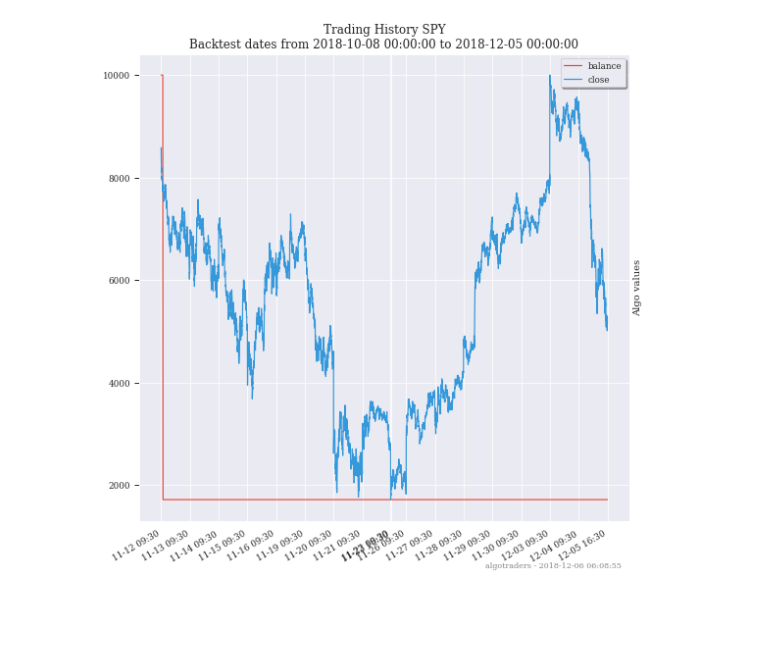
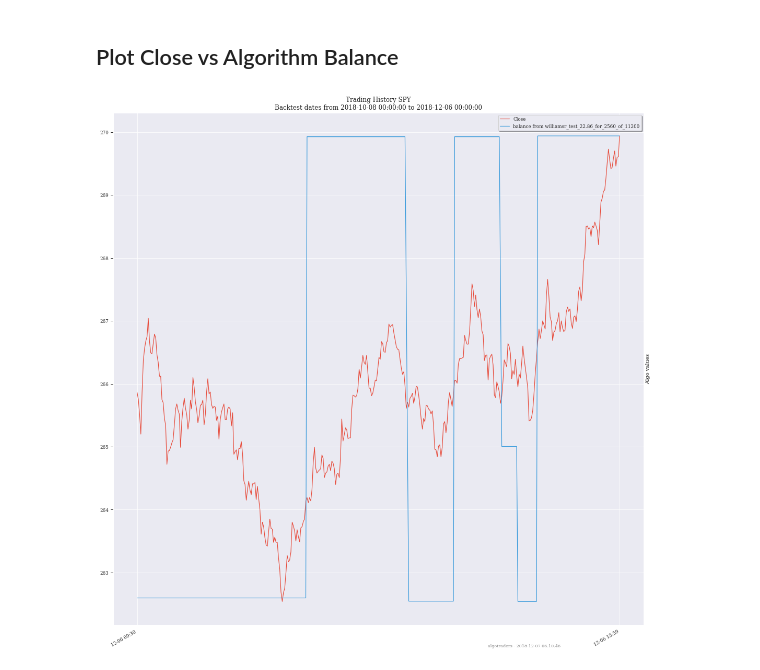
Before and after one commit to AlgoTraders/stock-analysis-engine, a Jupyter notebook: compose/docker/notebooks/Analyze Compressed Algorithm Trading Histories Stored in S3.ipynb, the cells around one changed output. Drawn from its saved outputs; the diff is of its cells as text; code cells hidden in the pictures; blank space fills up the shorter version.

```diff
--- a/compose/docker/notebooks/Analyze Compressed Algorithm Trading Histories Stored in S3.ipynb
+++ b/compose/docker/notebooks/Analyze Compressed Algorithm Trading Histories Stored in S3.ipynb
@@ -21,2 +19,0 @@ s3_key = "-181.55_netgain_9818.45_netvalue_NEGATIVE_10000.0_startbalance_1710.95
-# %%
-load_res = load_history_utils.load_history_dataset(s3_bucket=s3_bucket, s3_key=s3_key)
@@ -60,0 +20,3 @@ config: {
+# %%
+s3_bucket = "bt-spy-williamsr-2018-12-07-00-23-06-296627"
+s3_key = "-999.1_netgain_9000.9_netvalue_NEGATIVE_10000.0_startbalance_9000.9_endbalance_0_shares_269.94_close_151_buys_53_sells_1_minbuyinds_1_minsellinds_49.74_seconds_trade_history-SPY_williamsr_test_22.86_for_2560_of_11200.json"
@@ -60,0 +25,15 @@ config: {
+# %%
+load_res = load_history_utils.load_history_dataset(s3_bucket=s3_bucket, s3_key=s3_key, compress=True)
+algo_name = load_res.get('algo_name', None)
+algo_config = load_res.get('algo_config_dict', None)
+tickers = load_res.get('tickers', ['SPY'])
+ticker = tickers[0]
+history_df = load_res[ticker]
+
+print('algo: {}\nlast trading date: {}\n\nstarting balance: {}\nend balance: {}\nnet gain: {}\nnumber of shares: {}'.format(
+    algo_name,
+    history_df['date'].iloc[-1],
+    history_df['balance'].iloc[0],
+    history_df['balance'].iloc[-1],
+    history_df['net_gain'].iloc[-1],
+    history_df['num_owned'].iloc[-1]))
@@ -117,20 +142,34 @@ plotting history df with columns: ['algo_price_change' 'algo_start_price' 'algo_
+# %% [markdown]
+## Plot Close vs Algorithm Balance
 # %%
-red = 'balance'
-blue = 'close'
+red = 'close'
+red_label = 'Close'
+blue = 'balance'
+blue_label = 'balance from {}'.format(algo_name)
+
+start_index = -390  # trading day has 390 minutes
 
 plot_res = plot_trading_history.plot_trading_history(
     title=title,
-    df=history_df,
+    df=history_df[start_index:],
     red=red,
+    red_color=red_color,
+    red_label=red_label,
     blue=blue,
+    blue_color=blue_color,
+    blue_label=blue_label,
     green=green,
+    green_label=green_label,
+    green_color=green_color,
     orange=orange,
+    orange_label=orange_label,
+    orange_color=orange_color,
     date_col=use_xcol,
     date_format=use_as_date_format,
     xlabel=xlabel,
     ylabel=ylabel,
     df_filter=df_filter,
     show_plot=True,
     dropna_for_all=True)
 # %% [output]
-[figure, old version]
+[figure, new version]
```
Also changed, not shown: parts of 20 cells of this notebook, 5 other files.
